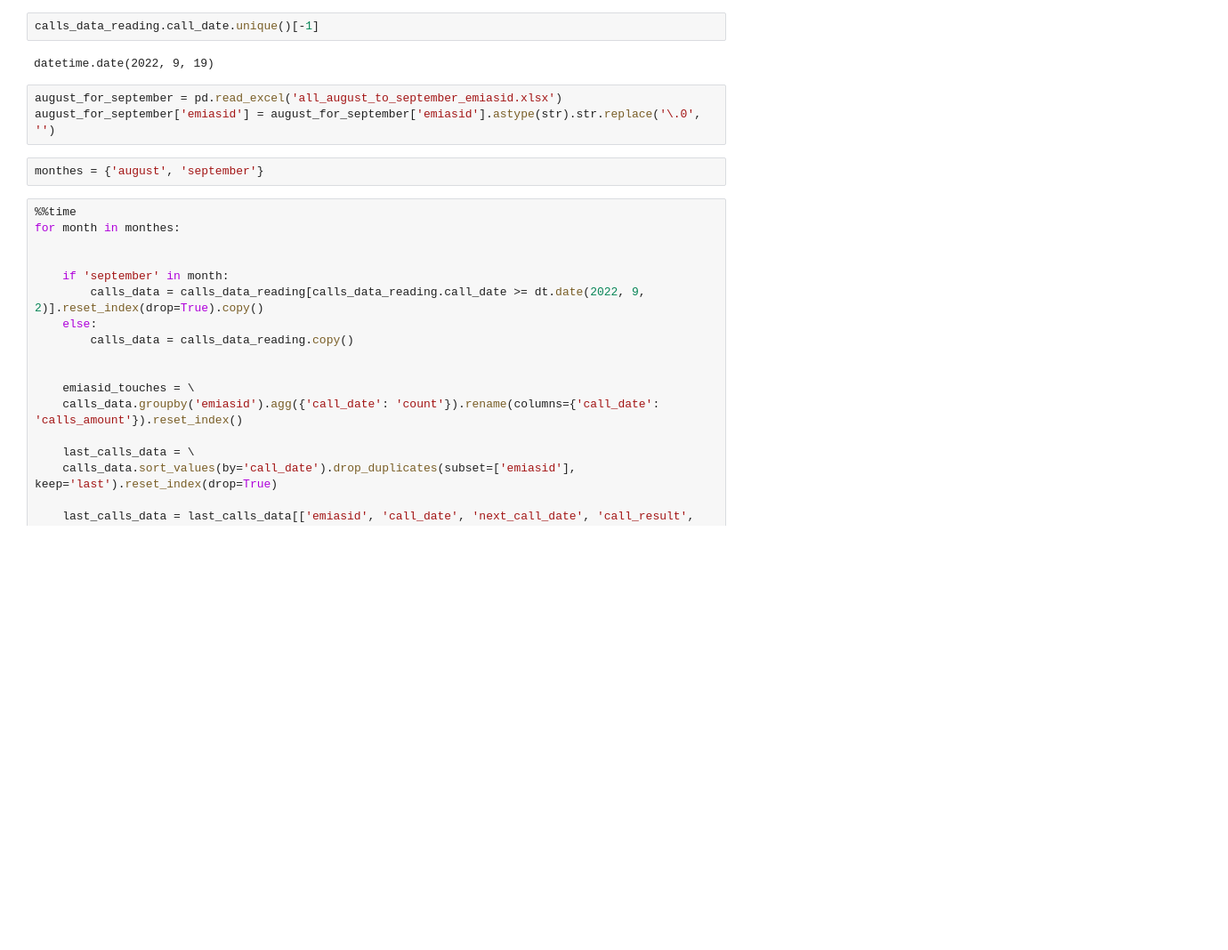
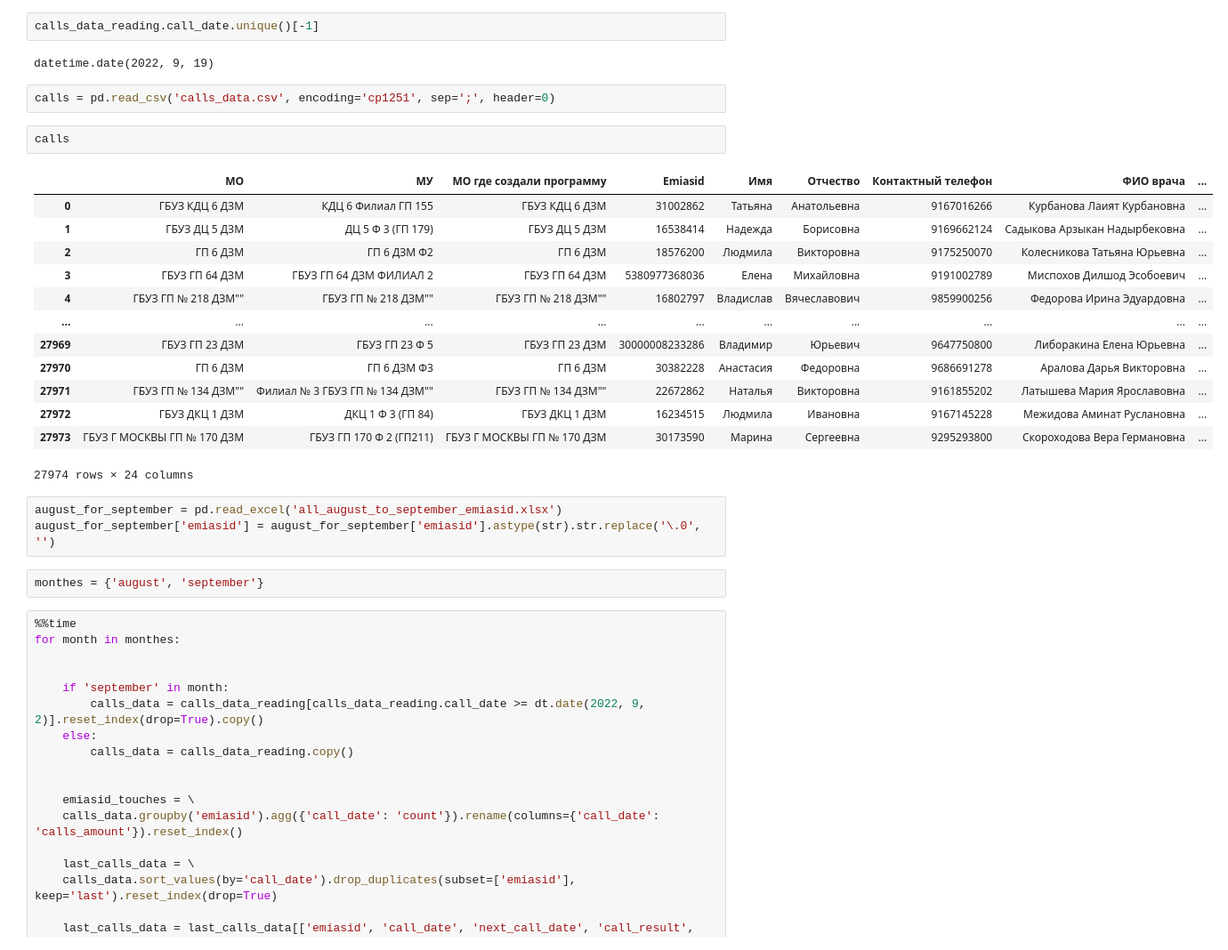
Before and after one commit to muradsatbi/final_framework, a Jupyter notebook: adding_calls_info.ipynb, the cells around one changed output. Shown at 89% size. Cells and saved outputs as stored; diff of their text form; blank space fills up the shorter version.

```diff
--- a/adding_calls_info.ipynb
+++ b/adding_calls_info.ipynb
@@ -86,6 +86,24 @@ Wall time: 1min 31s
 calls_data_reading.call_date.unique()[-1]
 # %% [output]
 datetime.date(2022, 9, 19)
+# %%
+calls = pd.read_csv('calls_data.csv', encoding='cp1251', sep=';', header=0)
+# %%
+calls
+# %% [output]
+|  | МО | МУ | МО где создали программу | Emiasid | Имя | Отчество | Контактный телефон | ФИО врача | ... |
+| 0 | ГБУЗ КДЦ 6 ДЗМ | КДЦ 6 Филиал ГП 155 | ГБУЗ КДЦ 6 ДЗМ | 31002862 | Татьяна | Анатольевна | 9167016266 | Курбанова Лаият Курбановна | ... |
+| 1 | ГБУЗ ДЦ 5 ДЗМ | ДЦ 5 Ф 3 (ГП 179) | ГБУЗ ДЦ 5 ДЗМ | 16538414 | Надежда | Борисовна | 9169662124 | Садыкова Арзыкан Надырбековна | ... |
+| 2 | ГП 6 ДЗМ | ГП 6 ДЗМ Ф2 | ГП 6 ДЗМ | 18576200 | Людмила | Викторовна | 9175250070 | Колесникова Татьяна Юрьевна | ... |
+| 3 | ГБУЗ ГП 64 ДЗМ | ГБУЗ ГП 64 ДЗМ ФИЛИАЛ 2 | ГБУЗ ГП 64 ДЗМ | 5380977368036 | Елена | Михайловна | 9191002789 | Миспохов Дилшод Эсобоевич | ... |
+| 4 | ГБУЗ ГП № 218 ДЗМ"" | ГБУЗ ГП № 218 ДЗМ"" | ГБУЗ ГП № 218 ДЗМ"" | 16802797 | Владислав | Вячеславович | 9859900256 | Федорова Ирина Эдуардовна | ... |
+| ... | ... | ... | ... | ... | ... | ... | ... | ... | ... |
+| 27969 | ГБУЗ ГП 23 ДЗМ | ГБУЗ ГП 23 Ф 5 | ГБУЗ ГП 23 ДЗМ | 30000008233286 | Владимир | Юрьевич | 9647750800 | Либоракина Елена Юрьевна | ... |
+| 27970 | ГП 6 ДЗМ | ГП 6 ДЗМ Ф3 | ГП 6 ДЗМ | 30382228 | Анастасия | Федоровна | 9686691278 | Аралова Дарья Викторовна | ... |
+| 27971 | ГБУЗ ГП № 134 ДЗМ"" | Филиал № 3 ГБУЗ ГП № 134 ДЗМ"" | ГБУЗ ГП № 134 ДЗМ"" | 22672862 | Наталья | Викторовна | 9161855202 | Латышева Мария Ярославовна | ... |
+| 27972 | ГБУЗ ДКЦ 1 ДЗМ | ДКЦ 1 Ф 3 (ГП 84) | ГБУЗ ДКЦ 1 ДЗМ | 16234515 | Людмила | Ивановна | 9167145228 | Межидова Аминат Руслановна | ... |
+| 27973 | ГБУЗ Г МОСКВЫ ГП № 170 ДЗМ | ГБУЗ ГП 170 Ф 2 (ГП211) | ГБУЗ Г МОСКВЫ ГП № 170 ДЗМ | 30173590 | Марина | Сергеевна | 9295293800 | Скороходова Вера Германовна | ... |
+27974 rows × 24 columns
 # %%
 august_for_september = pd.read_excel('all_august_to_september_emiasid.xlsx')
 august_for_september['emiasid'] = august_for_september['emiasid'].astype(str).str.replace('\.0', '')
```
Also changed, not shown: parts of 4 cells of this notebook, 30 other files.
